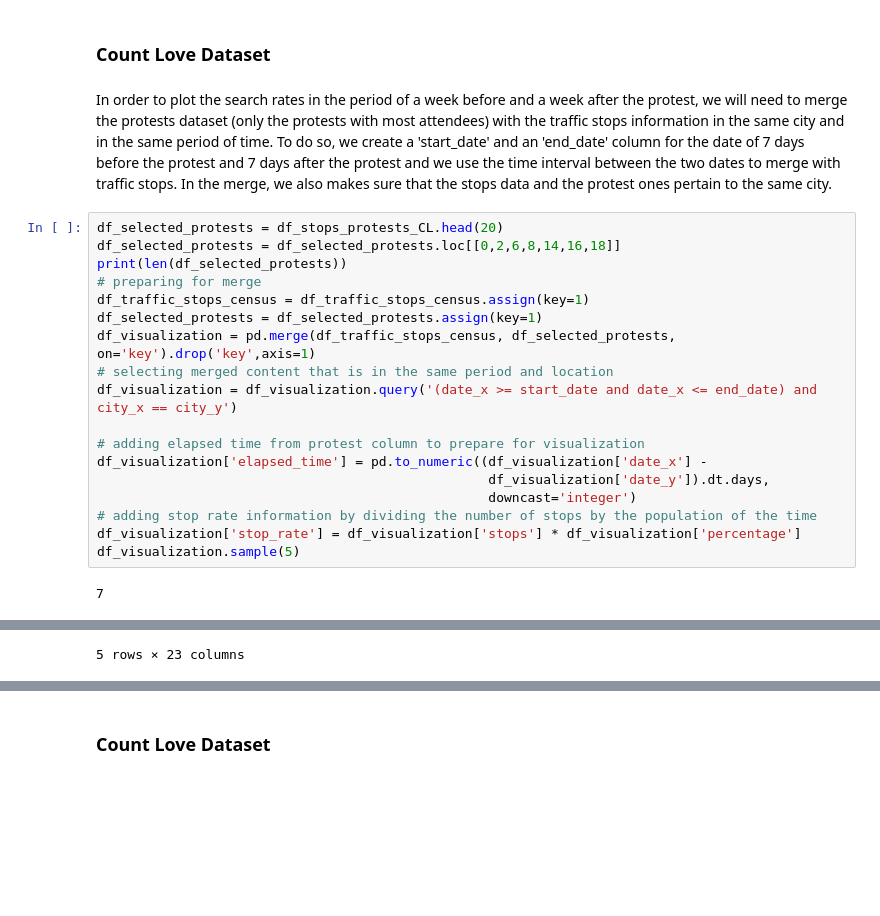
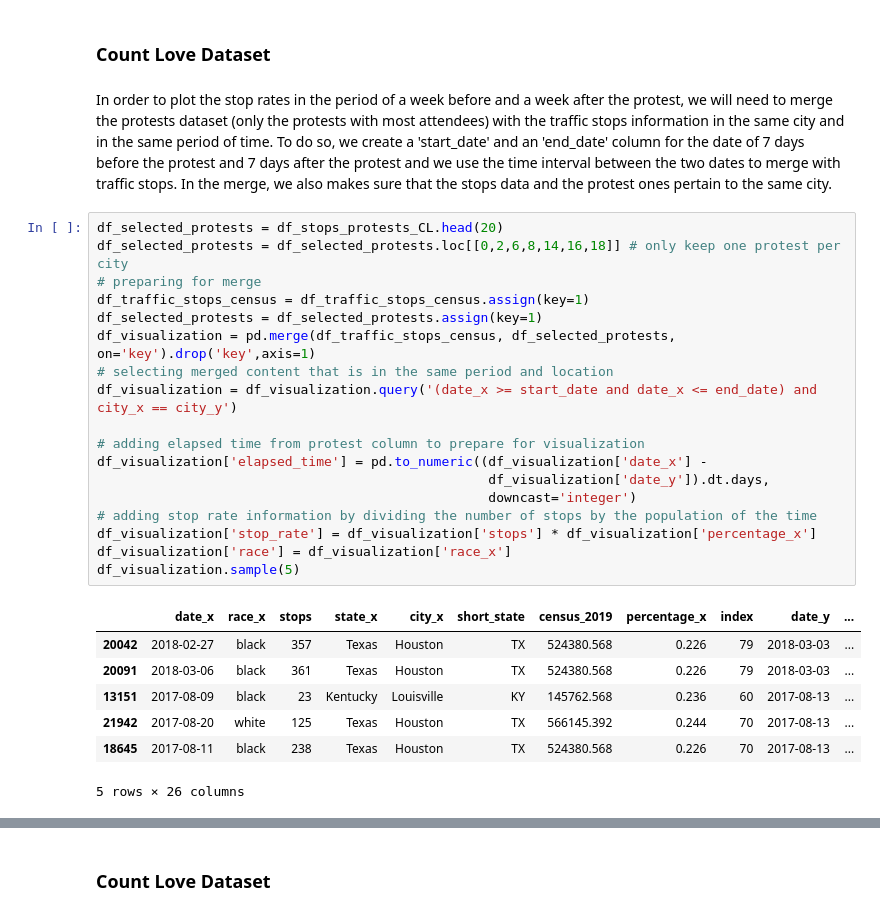
Before and after one commit to epfl-ada/ada-2020-project-milestone-p3-p3_three_musketeers, a Jupyter notebook: racial_protest_effects.ipynb, the cells around one changed output, grey strips where cells are left out. Cells and saved outputs as stored; diff of their text form; blank space fills up the shorter version.

```diff
--- a/racial_protest_effects.ipynb
+++ b/racial_protest_effects.ipynb
@@ -438,24 +433,30 @@ def my_regplot(data, ax, ci, color, truncate=True):
 # %% [markdown]
 ### Count Love Dataset
 # %% [markdown]
-In order to plot the search rates in the period of a week before and a week after the protest, we will need to merge the protests dataset (only the protests with most attendees) with the traffic stops information in the same city and in the same period of time. To do so, we create a 'start_date' and an 'end_date' column for the date of 7 days before the protest and 7 days after the protest and we use the time interval between the two dates to merge with traffic stops. In the merge, we also makes sure that the stops data and the protest ones pertain to the same city.
+In order to plot the stop rates in the period of a week before and a week after the protest, we will need to merge the protests dataset (only the protests with most attendees) with the traffic stops information in the same city and in the same period of time. To do so, we create a 'start_date' and an 'end_date' column for the date of 7 days before the protest and 7 days after the protest and we use the time interval between the two dates to merge with traffic stops. In the merge, we also makes sure that the stops data and the protest ones pertain to the same city.
 # %%
 df_selected_protests = df_stops_protests_CL.head(20)
-df_selected_protests = df_selected_protests.loc[[0,2,6,8,14,16,18]]
-print(len(df_selected_protests))
+df_selected_protests = df_selected_protests.loc[[0,2,6,8,14,16,18]] # only keep one protest per city
 # preparing for merge
 df_traffic_stops_census = df_traffic_stops_census.assign(key=1)
 df_selected_protests = df_selected_protests.assign(key=1)
 df_visualization = pd.merge(df_traffic_stops_census, df_selected_protests, on='key').drop('key',axis=1)
 # selecting merged content that is in the same period and location
 df_visualization = df_visualization.query('(date_x >= start_date and date_x <= end_date) and city_x == city_y')
 
 # adding elapsed time from protest column to prepare for visualization
 df_visualization['elapsed_time'] = pd.to_numeric((df_visualization['date_x'] -
                                                   df_visualization['date_y']).dt.days,
                                                   downcast='integer')
 # adding stop rate information by dividing the number of stops by the population of the time
-df_visualization['stop_rate'] = df_visualization['stops'] * df_visualization['percentage']
+df_visualization['stop_rate'] = df_visualization['stops'] * df_visualization['percentage_x']
+df_visualization['race'] = df_visualization['race_x']
 df_visualization.sample(5)
 # %% [output]
+|  | date_x | race_x | stops | state_x | city_x | short_state | census_2019 | percentage_x | index | date_y | ... |
+| 20042 | 2018-02-27 | black | 357 | Texas | Houston | TX | 524380.568 | 0.226 | 79 | 2018-03-03 | ... |
+| 20091 | 2018-03-06 | black | 361 | Texas | Houston | TX | 524380.568 | 0.226 | 79 | 2018-03-03 | ... |
+| 13151 | 2017-08-09 | black | 23 | Kentucky | Louisville | KY | 145762.568 | 0.236 | 60 | 2017-08-13 | ... |
+| 21942 | 2017-08-20 | white | 125 | Texas | Houston | TX | 566145.392 | 0.244 | 70 | 2017-08-13 | ... |
+| 18645 | 2017-08-11 | black | 238 | Texas | Houston | TX | 524380.568 | 0.226 | 70 | 2017-08-13 | ... |
-7
+5 rows × 26 columns
@@ -468 +462,0 @@ df_visualization.sample(5)
-5 rows × 23 columns
```
Also changed, not shown: parts of 55 cells of this notebook.
